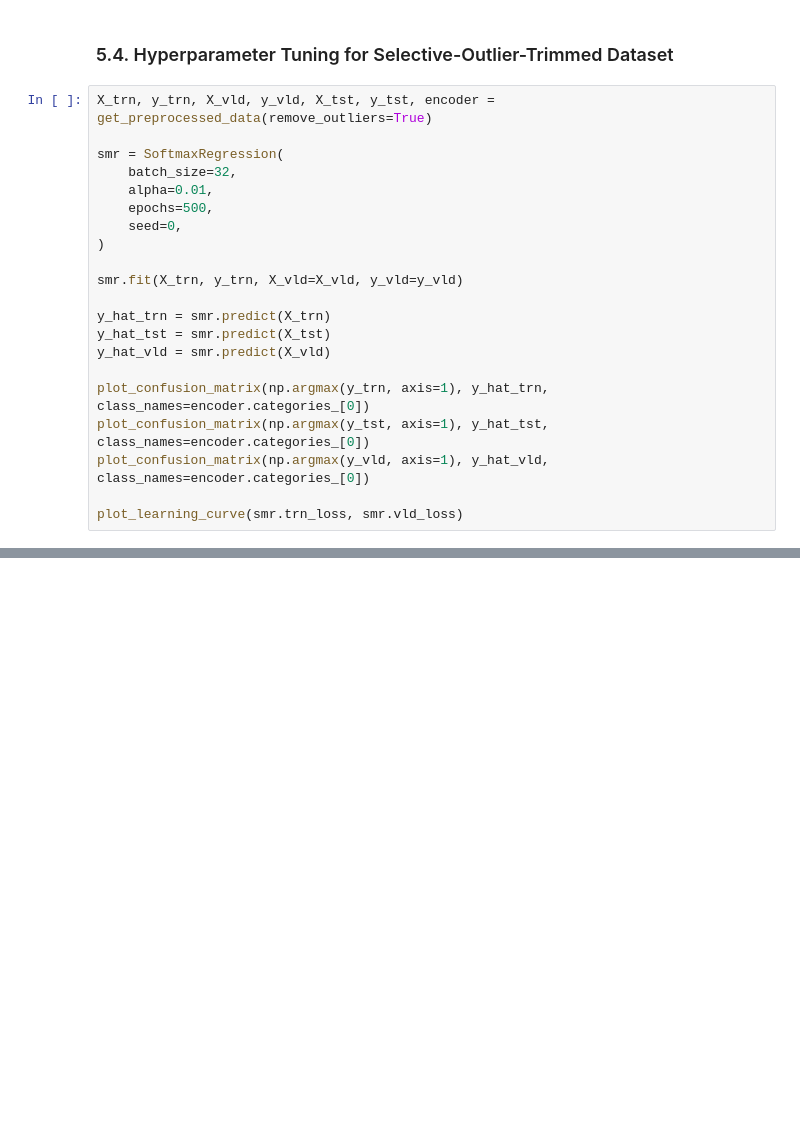
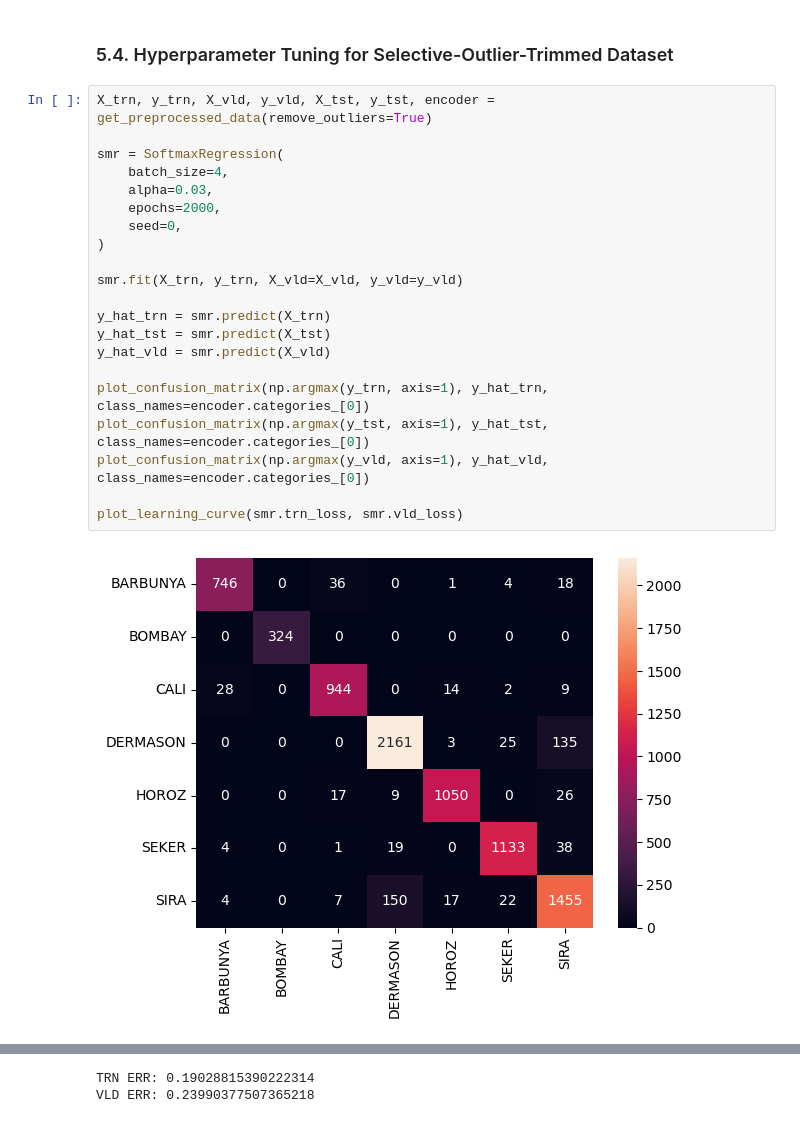
Before and after one commit to fortestingrandom/IdentifyBeanML, a Jupyter notebook: Identifying and differentiating dry beans with the power of machine learning.ipynb, the cells around one changed output, grey strips where cells are left out. Cells and saved outputs as stored; diff of their text form; blank space fills up the shorter version.

```diff
--- a/Identifying and differentiating dry beans with the power of machine learning.ipynb
+++ b/Identifying and differentiating dry beans with the power of machine learning.ipynb
@@ -528,21 +528,23 @@ VLD ERR: 0.19680157119715097
 # %%
 X_trn, y_trn, X_vld, y_vld, X_tst, y_tst, encoder = get_preprocessed_data(remove_outliers=True)
 
 smr = SoftmaxRegression(
-    batch_size=32,
-    alpha=0.01,
-    epochs=500,
+    batch_size=4,
+    alpha=0.03,
+    epochs=2000,
     seed=0,
 )
 
 smr.fit(X_trn, y_trn, X_vld=X_vld, y_vld=y_vld)
 
 y_hat_trn = smr.predict(X_trn)
 y_hat_tst = smr.predict(X_tst)
 y_hat_vld = smr.predict(X_vld)
 
 plot_confusion_matrix(np.argmax(y_trn, axis=1), y_hat_trn, class_names=encoder.categories_[0])
 plot_confusion_matrix(np.argmax(y_tst, axis=1), y_hat_tst, class_names=encoder.categories_[0])
 plot_confusion_matrix(np.argmax(y_vld, axis=1), y_hat_vld, class_names=encoder.categories_[0])
 
 plot_learning_curve(smr.trn_loss, smr.vld_loss)
+# %% [output]
+[figure, added]
@@ -548,0 +553,2 @@ plot_learning_curve(smr.trn_loss, smr.vld_loss)
+TRN ERR: 0.19028815390222314
+VLD ERR: 0.23990377507365218
```
Also changed, not shown: parts of 2 cells of this notebook.
